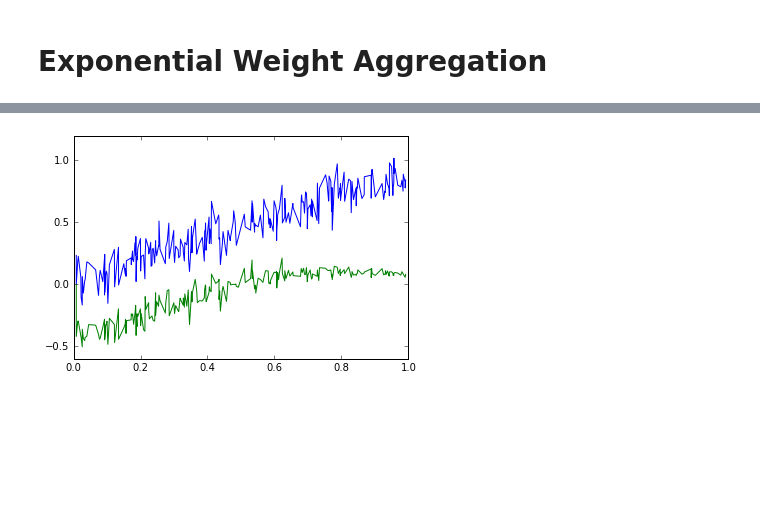
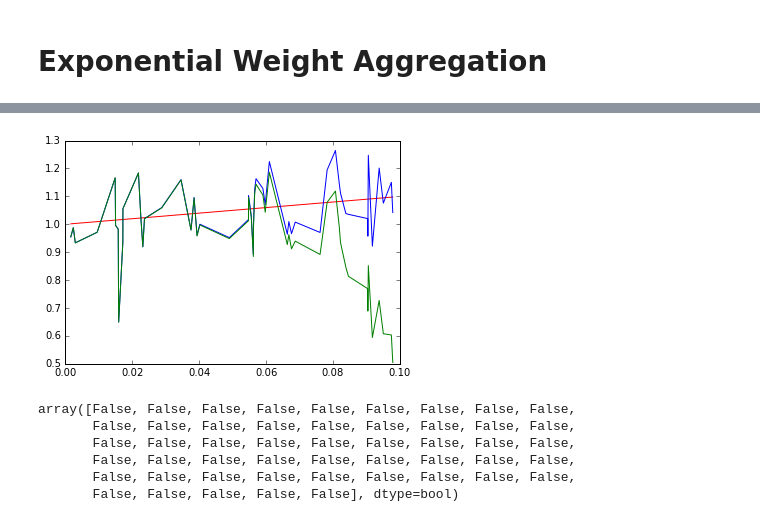
Before and after one commit to Symcies/aggregated_models, a Jupyter notebook: Untitled.ipynb, the cells around one changed output, grey strips where cells are left out. Saved outputs shown, nothing was run; the diff lists cells and outputs as text; code cells hidden in the pictures; blank space fills up the shorter version.

```diff
--- a/Untitled.ipynb
+++ b/Untitled.ipynb
@@ -172,9 +171,6 @@ def estimator(M, Y, X, family = 'ordered proj', kernel = 'ridge'):
         return 0
 
     return estimators, A_lambdas
-# %%
-M = 10
-estimators, A_lambdas = estimator(M, y, X, family = 'tikhonov filter', kernel = "ridge")
 # %% [markdown]
 # Exponential Weight Aggregation
 # %%
@@ -189,3 +188,0 @@ def quad_risk_estimator(Y, estimators, Sigma, A_lambdas, sigmas_square):
-# %%
-M =
-prior_distrib =
@@ -223,8 +189,13 @@ plt.plot(range(len(r_hat)), r_hat)
 # %%
-beta = 0.005/sigmas_square[0]
-prior_distrib = [1./M for i in range(M)]
-for i in range(1):
-    norm = np.sum([np.exp(-n*r/beta)*prior_distrib[i] for i, r in enumerate(r_hat)])
-    theta = [np.exp(-n*r/beta)/norm for r in r_hat]
-    posterior_distrib = [t*prior_distrib[i] for i, t in enumerate(theta)]
-    prior_distrib = posterior_distrib
+def EWA_convergence(n, r_hat, prior_distrib, estimators, temperature, max_iter =1):
+    M = len(r_hat)
+
+    for it in range(max_iter):
+        norm = np.sum([np.exp(-float(n)*r/temperature)*prior_distrib[i] for i, r in enumerate(r_hat)])
+        theta = [np.exp(-float(n)*r/temperature)/norm for r in r_hat]
+        posterior_distrib = [theta[i]*prior for i, prior in enumerate(prior_distrib)]
+        prior_distrib = posterior_distrib
+
+    f_EWA = np.sum([estimators[i]*posterior for i, posterior in enumerate(posterior_distrib)], axis = 0)
+    f_mean = np.mean(estimators, axis = 0)
+    return f_EWA, f_mean, posterior_distrib
@@ -233,9 +202,34 @@ f_EWA = np.sum([f*posterior_distrib[i] for i, f in enumerate(estimators)], axis
+# %%
+### Initialisation ###
+M = 100000
+prior_distrib = [1./M for i in range(M)]
+temperature = 0.5
+
+### Family of estimators ###
+#"ordered proj", "block proj", "tikhonov filter", "pinsker filter", "kernel ridge reg"#
+estimators, A_lambdas = estimator(M, Y, X, family = 'tikhonov filter', kernel = "ridge")
+
+### Unbiaised estimator of the quadratic risk of each estimator ###
+r_hat = quad_risk_estimator(Y, estimators, cov_matrix, A_lambdas, sigmas_square )
+
+### FWA algorithm ###
+f_EWA, f_mean, posterior_distrib = EWA_convergence(n, r_hat, prior_distrib, estimators, temperature, max_iter = 1)
 # %%
-#plt.plot(X, signal(X), color = 'r')
+plt.plot(X, signal(X), color = 'r')
 plt.plot(X,Y, color = 'b')
 plt.plot(X,f_EWA, color = 'g')
+#plt.plot(X,f_mean, color = 'r')
 plt.show()
 # %% [output]
-[figure, old version]
+[figure, new version]
+# %%
+Y == f_EWA
+# %% [output]
+array([False, False, False, False, False, False, False, False, False,
+       False, False, False, False, False, False, False, False, False,
+       False, False, False, False, False, False, False, False, False,
+       False, False, False, False, False, False, False, False, False,
+       False, False, False, False, False, False, False, False, False,
+       False, False, False, False, False], dtype=bool)
 # %%
 plt.plot(X, Y, color = 'r')
```
Also changed, not shown: parts of 13 cells of this notebook.
